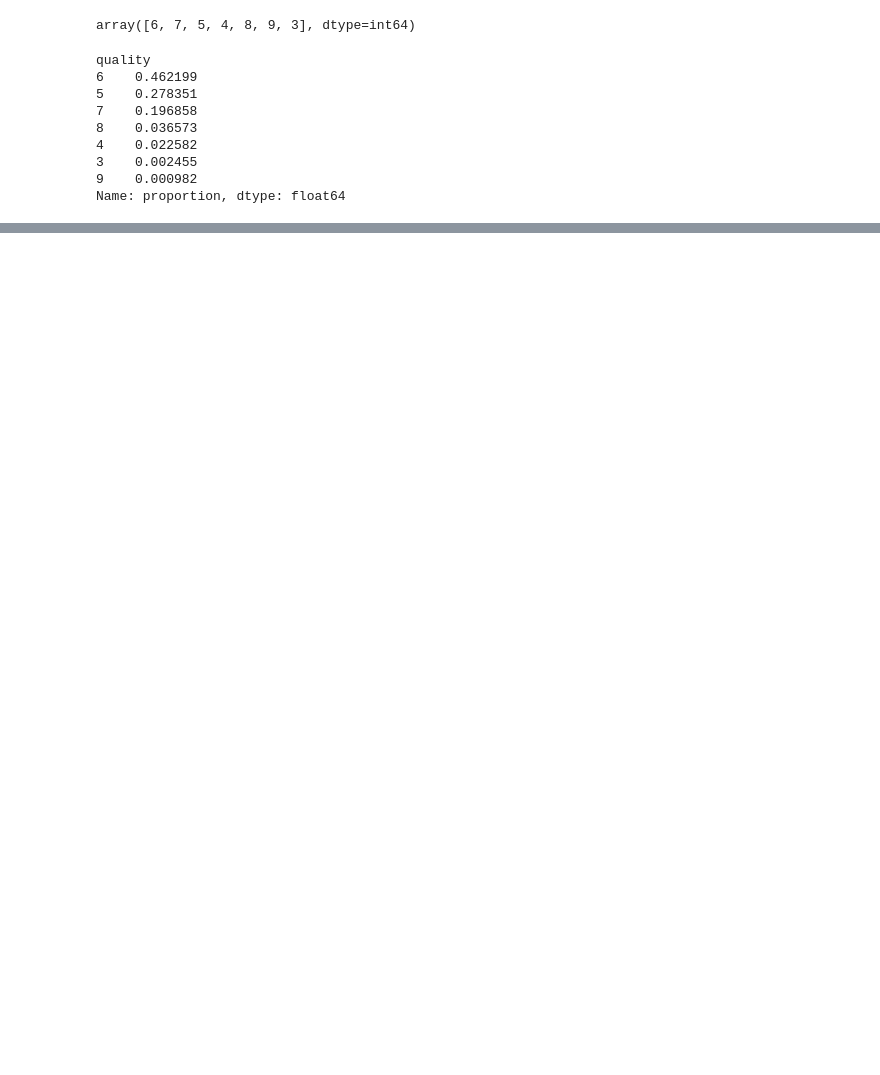
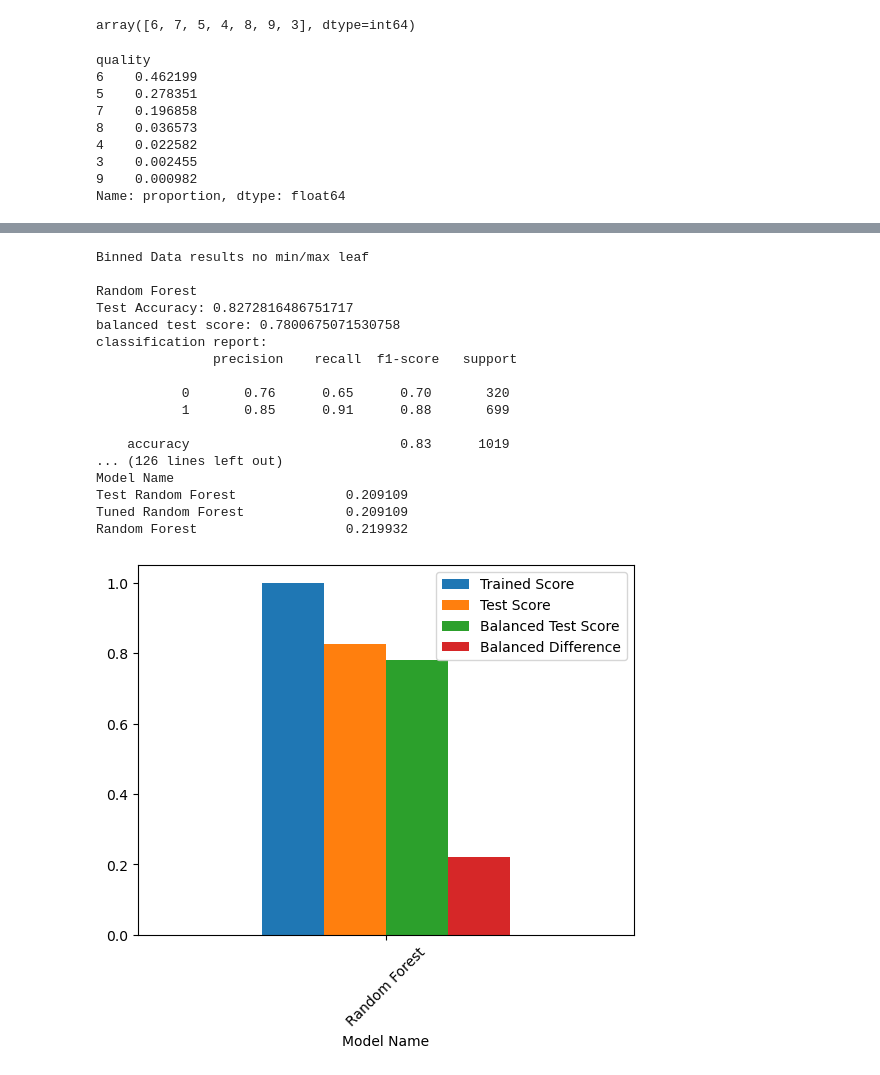
Before and after one commit to knox135/group-project-2, a Jupyter notebook: models/MajorWineData2.ipynb, the cells around one changed output, grey strips where cells are left out. Saved outputs shown, nothing was run; the diff lists cells and outputs as text; code cells hidden in the pictures; blank space fills up the shorter version.

```diff
--- a/models/MajorWineData2.ipynb
+++ b/models/MajorWineData2.ipynb
@@ -87,0 +436,23 @@ y_test = y_test.ravel()
+# %%
+# Run data through many_models_no_leaf function to determine scores and optimize Random Forest Classifier Model
+print('Binned Data results no min/max leaf')
+models_no_leaf_bin = tests.many_models_no_leaf(X_train1,y_train1,X_test1,y_test1)
+# %% [output]
+Binned Data results no min/max leaf
+
+Random Forest
+Test Accuracy: 0.8272816486751717
+balanced test score: 0.7800675071530758
+classification report:
+               precision    recall  f1-score   support
+
+           0       0.76      0.65      0.70       320
+           1       0.85      0.91      0.88       699
+
+    accuracy                           0.83      1019
+... (126 lines left out)
+Model Name
+Test Random Forest              0.209109
+Tuned Random Forest             0.209109
+Random Forest                   0.219932
+[figure, added]
```
Also changed, not shown: parts of 45 cells of this notebook, 1 other file.
